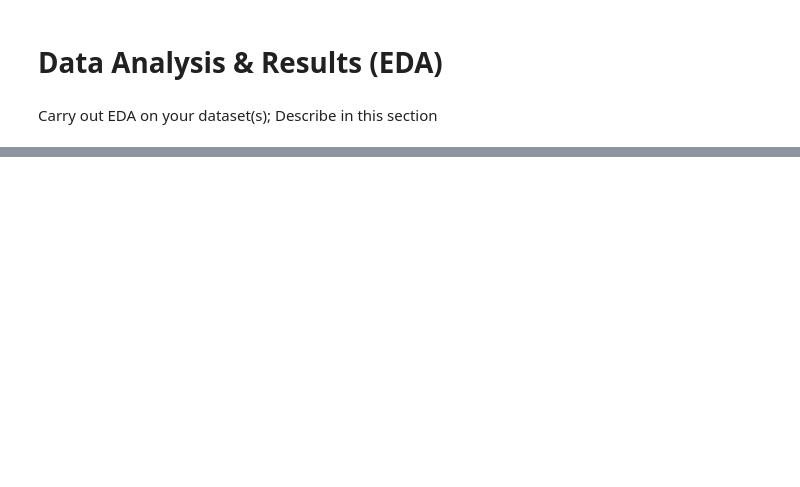
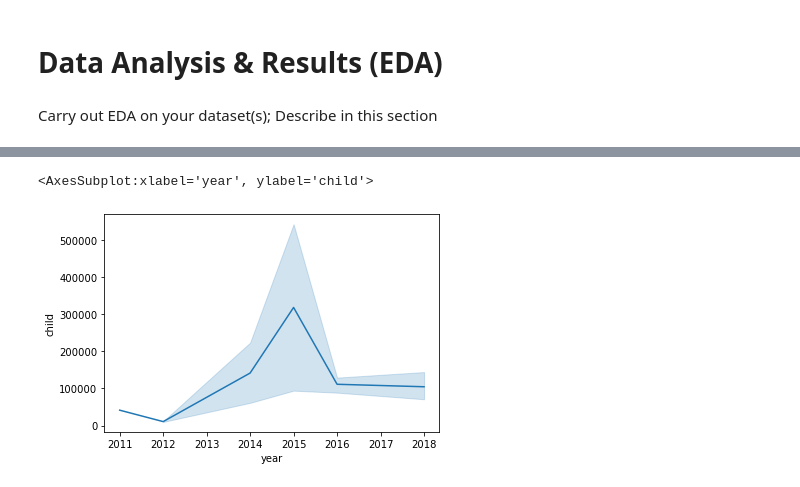
Before and after one commit to tintrungp/COGS108_Repo, a Jupyter notebook: EDACheckpointGroup017Sp22.ipynb, the cells around one changed output, grey strips where cells are left out. Drawn from its saved outputs; the diff is of its cells as text; code cells hidden in the pictures; blank space fills up the shorter version.

```diff
--- a/EDACheckpointGroup017Sp22.ipynb
+++ b/EDACheckpointGroup017Sp22.ipynb
@@ -197,0 +224,5 @@ Carry out EDA on your dataset(s); Describe in this section
+# %%
+sns.lineplot(x='year', y= 'child', data= asthma)
+# %% [output]
+<AxesSubplot:xlabel='year', ylabel='child'>
+[figure, added]
```
Also changed, not shown: parts of 5 cells of this notebook.
